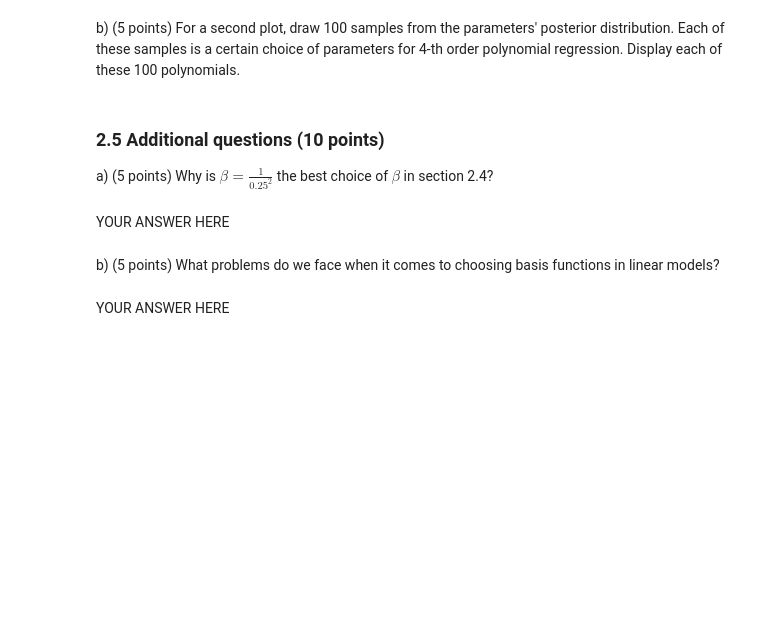
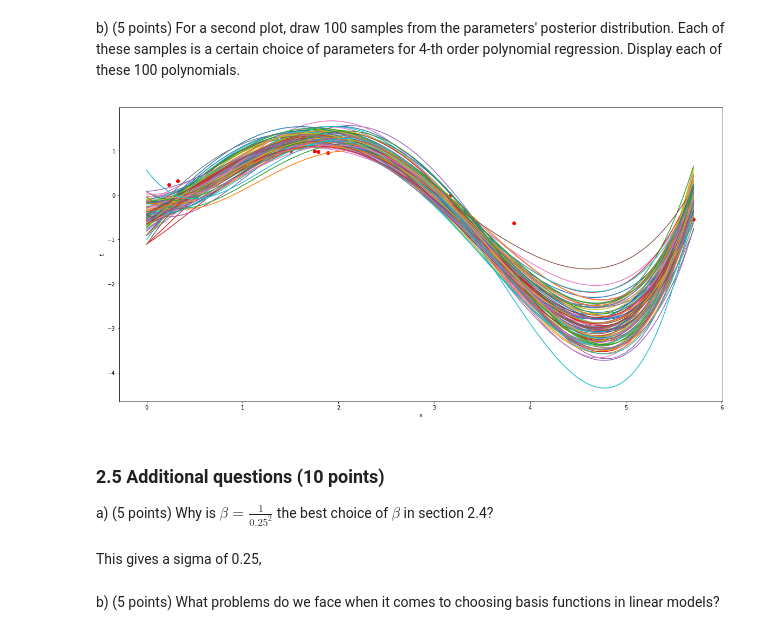
Before and after one commit to ndegier/ML1, a Jupyter notebook: 10683704_12311014_lab1.ipynb, the cells around one changed output. Cells and saved outputs as stored; diff of their text form; code cells hidden in the pictures; blank space fills up the shorter version.

```diff
--- a/10683704_12311014_lab1.ipynb
+++ b/10683704_12311014_lab1.ipynb
@@ -377,10 +573,30 @@ raise NotImplementedError()
+# %%
+# Draw 100 samples of multivariate normal distribution
+params_m = np.random.multivariate_normal(m, S, 100)
+
+xplot = np.linspace(0,max(x), 200); # For smooth lines
+def function(x, m):
+    t = np.zeros(200)
+    for (i,w) in enumerate(m):
+        t += w*x**i
+    return t
+
+plt.figure()
+plt.xlabel('x')
+plt.ylabel('t')
+
+for m in params_m:
+    plt.plot(xplot, function(xplot,m))
+
+plt.scatter(x,t, c='r')
+plt.show()
+# %% [output]
+[figure, added]
 # %% [markdown]
 ### 2.5 Additional questions (10 points)
 
 a) (5 points) Why is $\beta=\frac{1}{0.25^2}$ the best choice of $\beta$ in section 2.4?
-# %% [markdown]
-YOUR ANSWER HERE
+# %% [markdown]
+This gives a sigma of 0.25,
 # %% [markdown]
 b) (5 points) What problems do we face when it comes to choosing basis functions in linear models?
-# %% [markdown]
-YOUR ANSWER HERE
```
Also changed, not shown: parts of 36 cells of this notebook.
